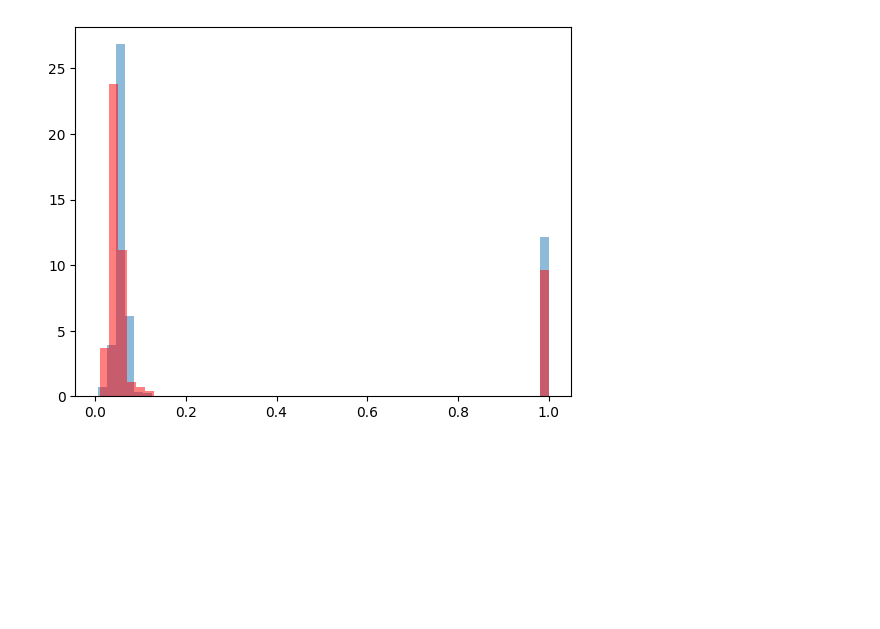
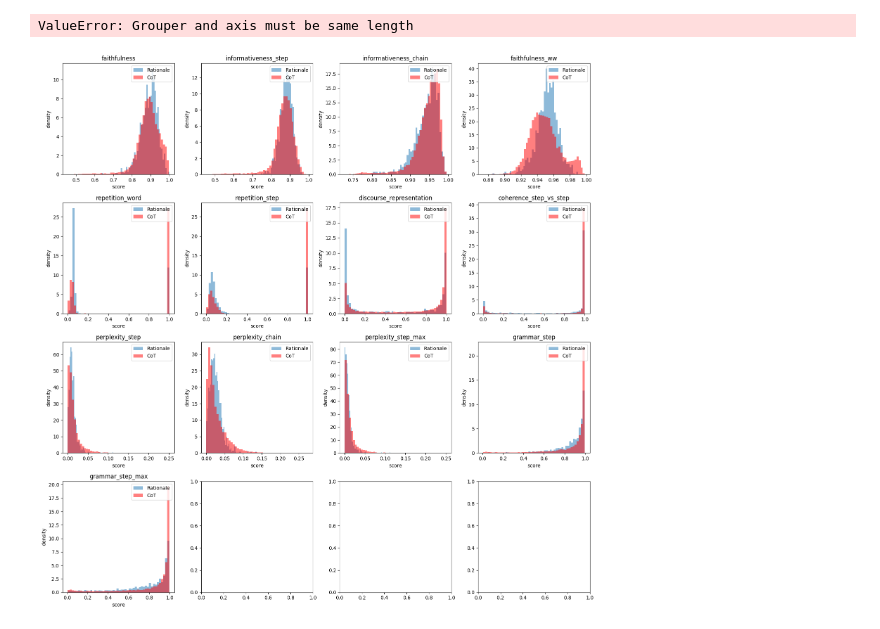
Before and after one commit to joocjun/ParlAI, a Jupyter notebook: projects/roscoe/scores/summary.ipynb, the cells around one changed output. Cells and saved outputs as stored; diff of their text form; code cells hidden in the pictures; blank space fills up the shorter version.

```diff
--- a/projects/roscoe/scores/summary.ipynb
+++ b/projects/roscoe/scores/summary.ipynb
@@ -18,3 +1,14 @@ col_name = ['ID',
+# %%
+import pandas as pd
+import json
+with open('/home/sejune/ParlAI/projects/roscoe/roscoe_data/generated/sampled_cot.json', 'r') as f:
+    data = json.load(f)
+
+result = {str(idx):_data for idx, _data in enumerate(data)}
+# %%
+with open('/home/sejune/ParlAI/projects/roscoe/roscoe_data/generated/sampled_cot.json', 'w') as f:
+    json.dump(result, f, indent=4)
 # %%
-rationale = pd.read_csv("sup-simcse-roberta-base/scores_sampled_rationale.tsv", sep="\s+")
-seed = pd.read_csv("sup-simcse-roberta-base/scores_sampled_seed.tsv",sep="\s+")
+rationale = pd.read_csv("roscoe-512-roberta-base/scores_sampled_rationale.tsv", sep="\s+")
+seed = pd.read_csv("roscoe-512-roberta-base/scores_sampled_seed.tsv",sep="\s+")
+cot = pd.read_csv("roscoe-512-roberta-base/scores_sampled_cot.tsv",sep="\s+")
@@ -64,8 +45,55 @@ seed.describe()
+# %%
+import pandas as pd
+import seaborn as sns
+
+sns.barplot(x=mean_df.index, y="value", hue="variable", data=pd.melt(mean_df))
+# %% [output]
+ValueError: Grouper and axis must be same length
 # %%
 import matplotlib.pyplot as plt
 
-plt.hist(rationale['repetition_word'], bins=50, density=True, alpha=0.5)
-plt.hist(seed['repetition_word'], bins=50,density=True, alpha=0.5, color="red")
-plt.show()
+col_name = [
+'faithfulness',
+'informativeness_step',
+'informativeness_chain',
+'faithfulness_ww',
+'repetition_word',
+'repetition_step',
+'discourse_representation',
+'coherence_step_vs_step',
+'perplexity_step',
+'perplexity_chain',
+'perplexity_step_max',
+'grammar_step',
+'grammar_step_max']
+
+for key in col_name:
+    plt.hist(rationale[key], bins=50, density=True, alpha=0.5, label="Rationale")
+    plt.hist(cot[key], bins=50, density=True, alpha=0.5, label="CoT" ,color="red")
+    plt.title(key)
+    plt.xlabel("score")
+    plt.ylabel("density")
+    plt.legend(loc='upper right')
+    plt.savefig(f"roscoe-512-roberta-base/output/rat_cot_{key}.svg",format='svg', dpi='figure', bbox_inches='tight')
+    # plt.show()
-# %% [output]
-[figure, removed]
+# %%
+import matplotlib.pyplot as plt
+
+col_name = ['faithfulness', 'informativeness_step', 'informativeness_chain', 'faithfulness_ww', 'repetition_word', 'repetition_step', 'discourse_representation', 'coherence_step_vs_step', 'perplexity_step', 'perplexity_chain', 'perplexity_step_max', 'grammar_step', 'grammar_step_max']
+
+fig, axs = plt.subplots(nrows=4, ncols=4, figsize=(16, 16))
+for i, key in enumerate(col_name):
+    row = i // 4
+    col = i % 4
+    axs[row, col].hist(rationale[key], bins=50, density=True, alpha=0.5, label="Rationale")
+    axs[row, col].hist(cot[key], bins=50, density=True, alpha=0.5, label="CoT" ,color="red")
+    axs[row, col].set_title(key)
+    axs[row, col].set_xlabel("score")
+    axs[row, col].set_ylabel("density")
+    axs[row, col].legend(loc='upper right')
+
+plt.tight_layout()
+plt.savefig("roscoe-512-roberta-base/output/rat_cot.svg",format='svg', dpi='figure', bbox_inches='tight')
+plt.show()
+# %% [output]
+[figure, added]
```
Also changed, not shown: parts of 9 cells of this notebook, 19 other files.
